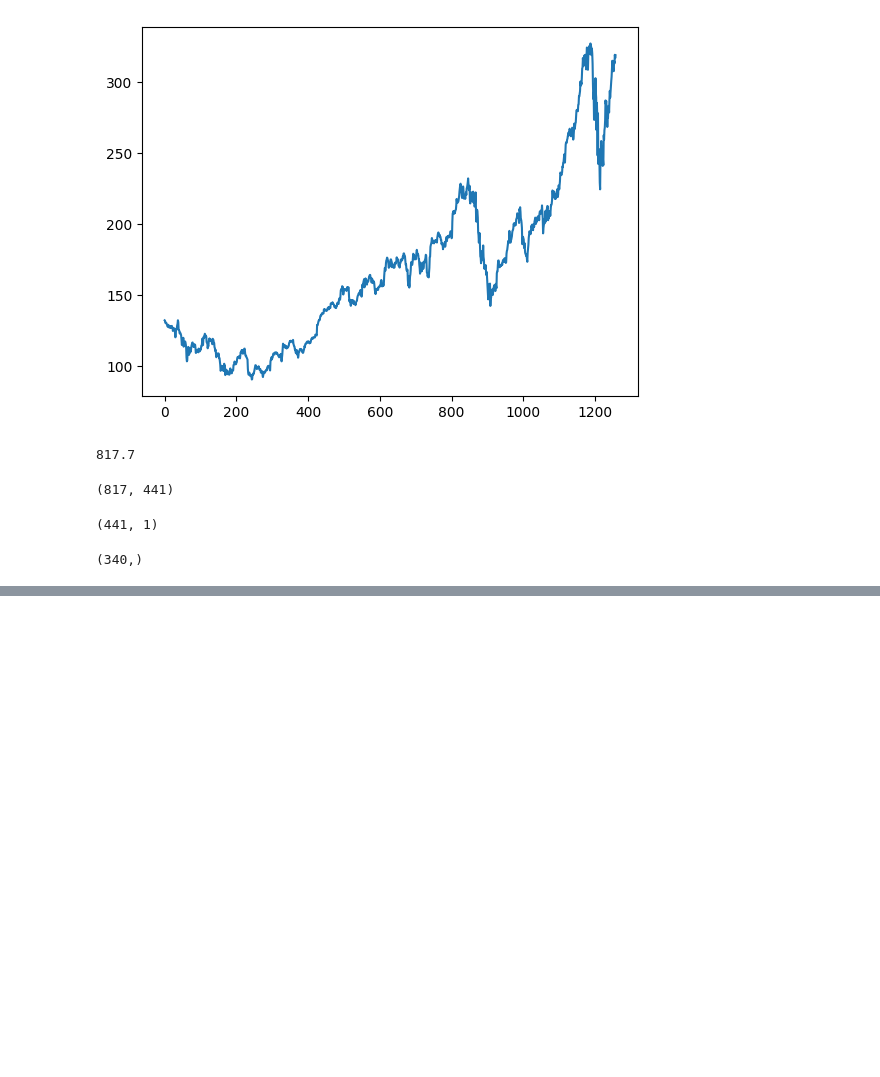
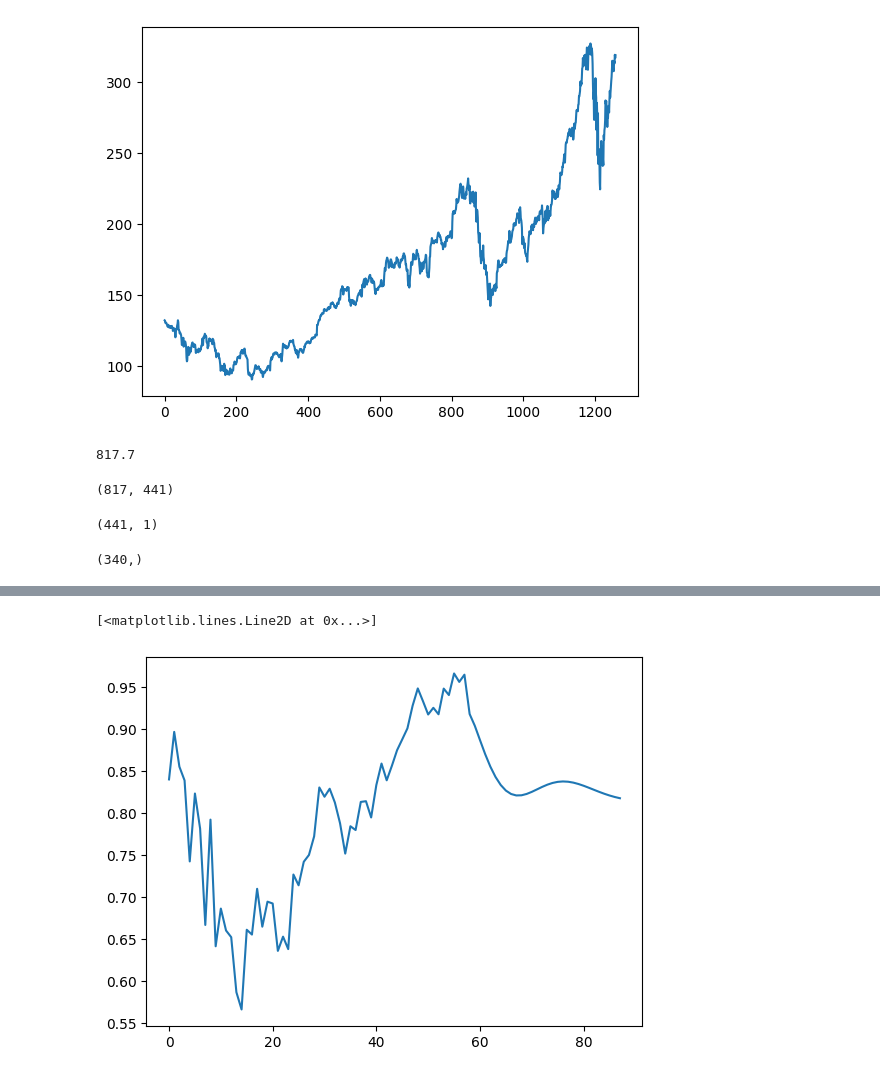
Before and after one commit to abdullahsakib/Stock-Market, a Jupyter notebook: Stock_Market_Forecasting.ipynb, the cells around one changed output, grey strips where cells are left out. Drawn from its saved outputs; the diff is of its cells as text; code cells hidden in the pictures; blank space fills up the shorter version.

```diff
--- a/Stock_Market_Forecasting.ipynb
+++ b/Stock_Market_Forecasting.ipynb
@@ -173,0 +254,7 @@ plt.show()
+# %%
+df3=df1.tolist()
+df3.extend(lst_output)
+plt.plot(df3[1200:])
+# %% [output]
+[<matplotlib.lines.Line2D at 0x...>]
+[figure, added]
```
Also changed, not shown: parts of 18 cells of this notebook.
